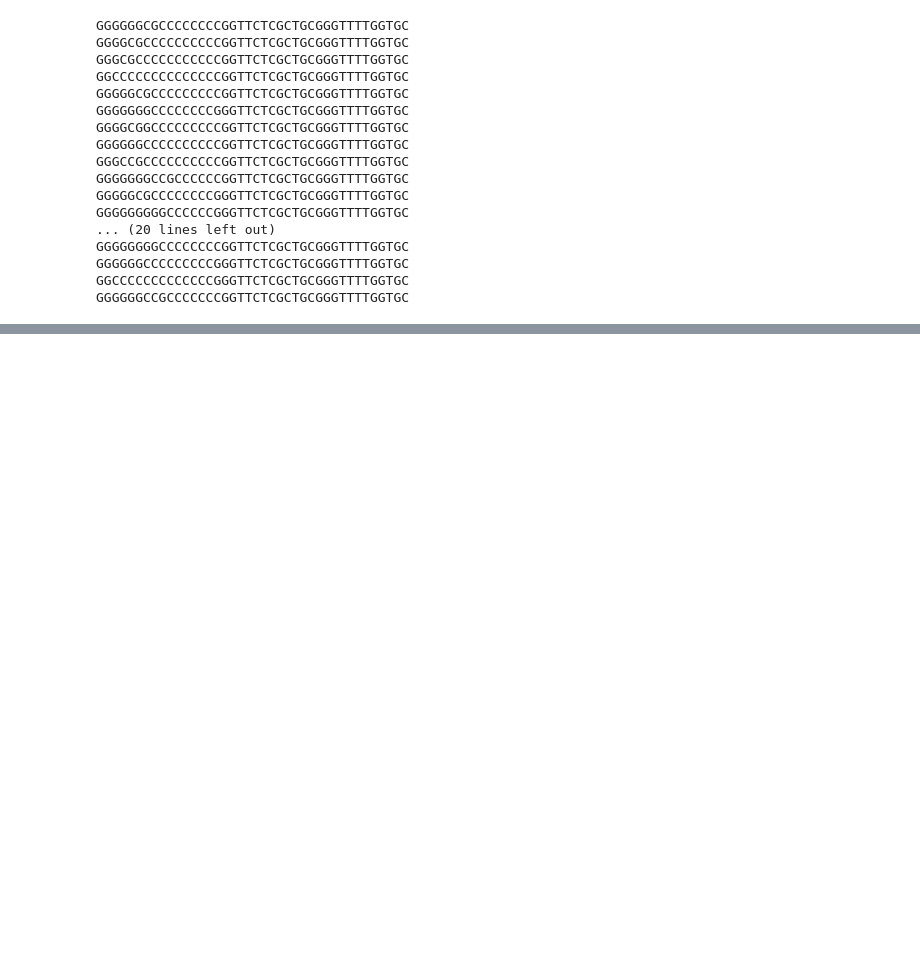
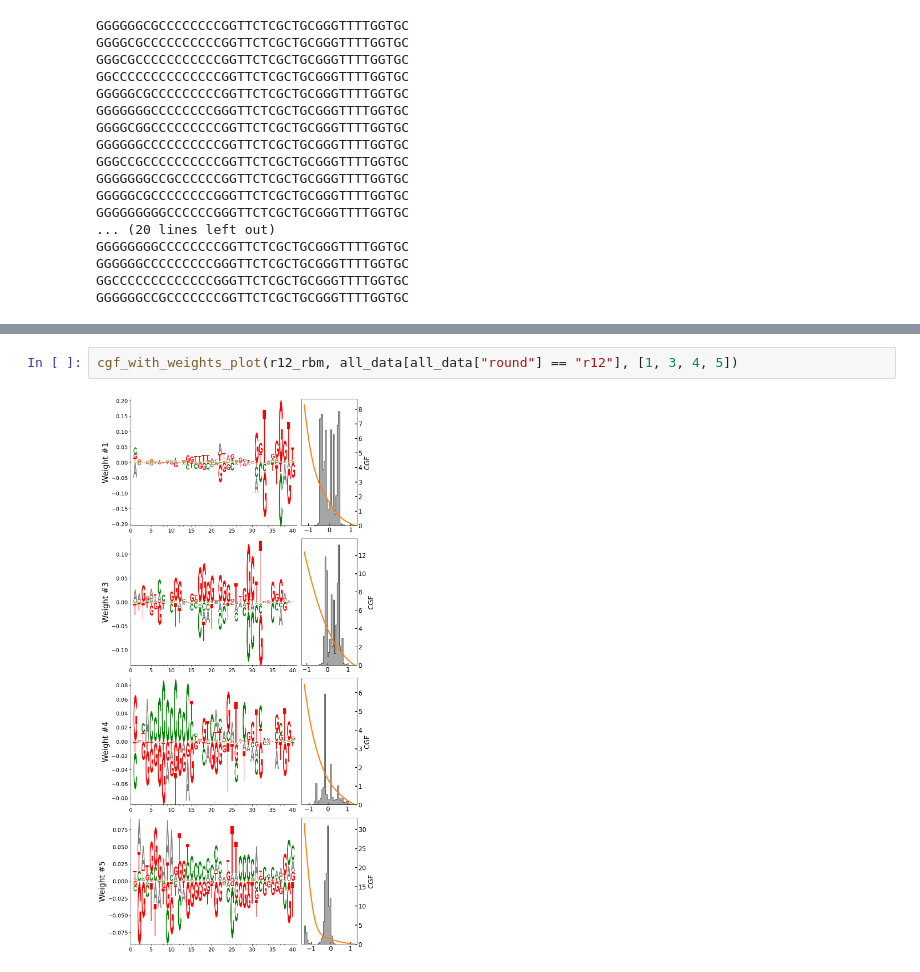
Before and after one commit to Jonahowns/phage_display_ML, a Jupyter notebook: rbm_torch/analysis/cov_analysis.ipynb, the cells around one changed output, grey strips where cells are left out. Cells and saved outputs as stored; diff of their text form; blank space fills up the shorter version.

```diff
--- a/rbm_torch/analysis/cov_analysis.ipynb
+++ b/rbm_torch/analysis/cov_analysis.ipynb
@@ -319,0 +382,4 @@ GGGGGGCCGCCCCCCCGGTTCTCGCTGCGGGTTTTGGTGC
+# %%
+cgf_with_weights_plot(r12_rbm, all_data[all_data["round"] == "r12"], [1, 3, 4, 5])
+# %% [output]
+[figure, added]
```
Also changed, not shown: parts of 8 cells of this notebook, 2 other files.
